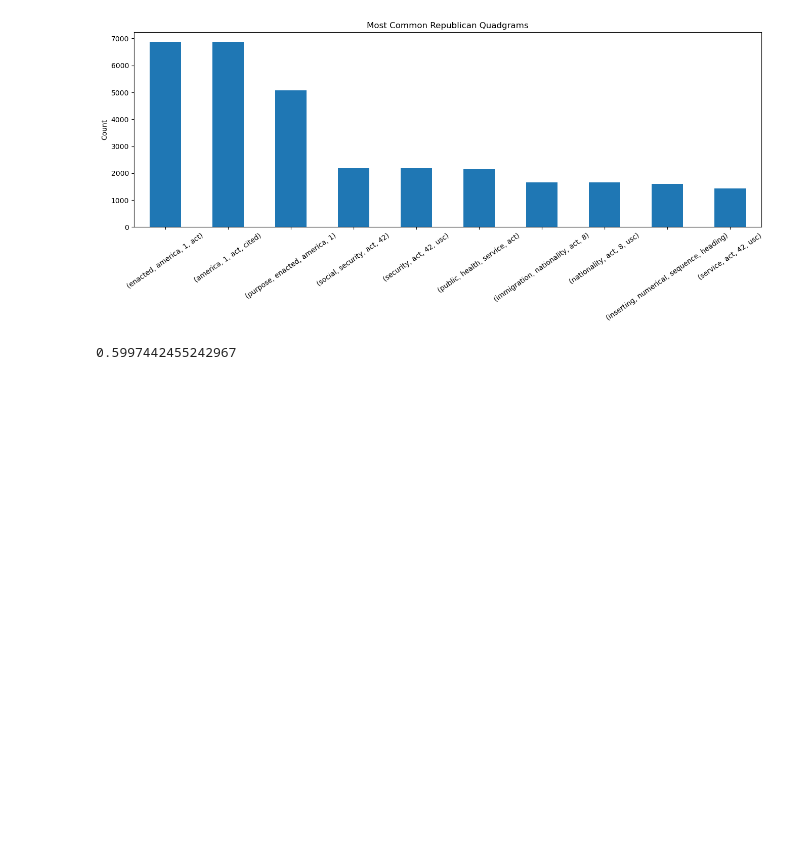
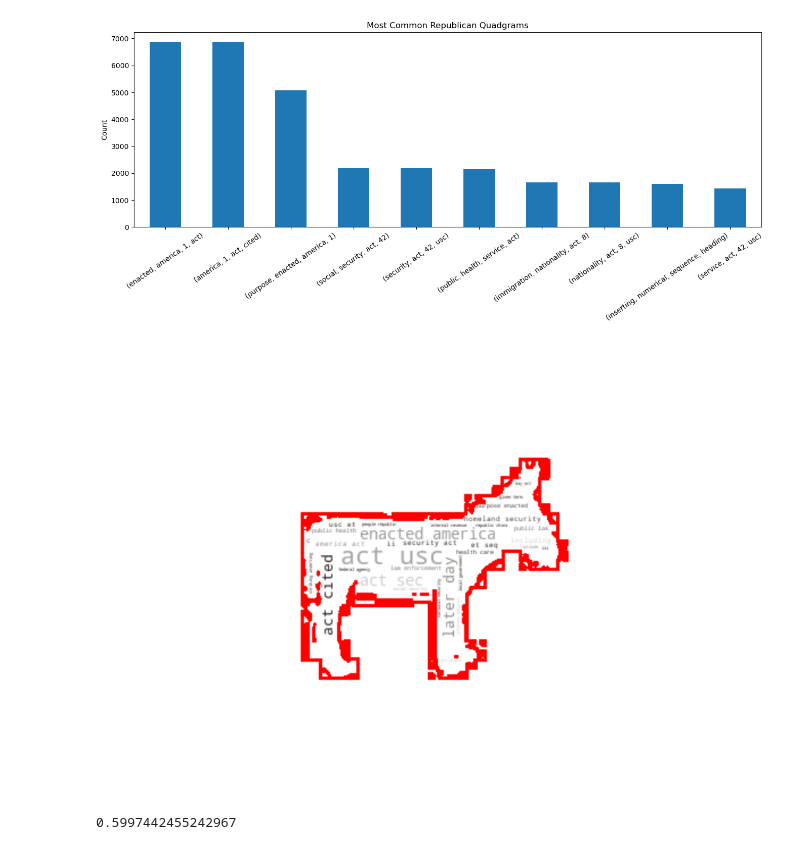
Before and after one commit to good-bill-hunting/political_parser, a Jupyter notebook: jorge-scratch2.ipynb, the cells around one changed output. Drawn from its saved outputs; the diff is of its cells as text; code cells hidden in the pictures; blank space fills up the shorter version.

```diff
--- a/jorge-scratch2.ipynb
+++ b/jorge-scratch2.ipynb
@@ -401,21 +401,27 @@ plt.show()
 # all_bill_words = clean_text(' '.join(df['bill_text']))
 # shoe_cloud(all_bill_words)
 # %%
-# # Load the PNG image
-# mask = np.array(Image.open("elephant.jpeg"))
+from wordcloud import WordCloud, ImageColorGenerator
+import matplotlib.pyplot as plt
+import numpy as np
+from PIL import Image
+# Load the PNG image
+mask = np.array(Image.open("donkey3.jpeg"))
 
-# # Generate the word cloud
-# wc = WordCloud(background_color="white", max_words=500, mask=mask, contour_width=4, contour_color='red')
-# wc.generate(' '.join(republican_words))
+# Generate the word cloud
+wc = WordCloud(background_color="white", max_words=500, mask=mask, contour_width=4, contour_color='red')
+wc.generate(' '.join(republican_words))
 
-# # Create a color function using the PNG image
-# image_colors = ImageColorGenerator(mask)
+# Create a color function using the PNG image
+image_colors = ImageColorGenerator(mask)
 
-# # Display the word cloud
-# plt.figure(figsize=[12,8])
-# plt.imshow(wc.recolor(color_func=image_colors), interpolation="bilinear")
-# plt.axis("off")
-# plt.show()
+# Display the word cloud
+plt.figure(figsize=[12,8])
+plt.imshow(wc.recolor(color_func=image_colors), interpolation="bilinear")
+plt.axis("off")
+plt.show()
+# %% [output]
+[figure, added]
 # %%
 # #Word cloud
 # all_cloud1 = WordCloud(background_color='white').generate(' '.join(republican_words))
```
